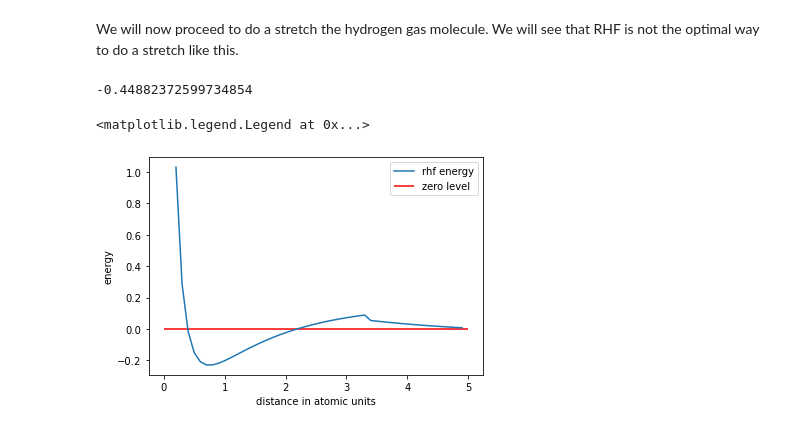
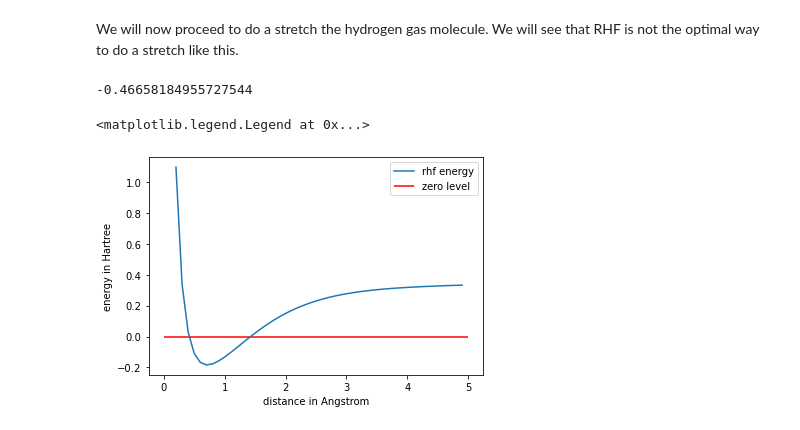
Before and after one commit to ruvdrsti/Bachelor_project, a Jupyter notebook: definitive_versions/notebooks/rhf.ipynb, the cells around one changed output. Saved outputs shown, nothing was run; the diff lists cells and outputs as text; code cells hidden in the pictures.

```diff
--- a/definitive_versions/notebooks/rhf.ipynb
+++ b/definitive_versions/notebooks/rhf.ipynb
@@ -44,14 +45,14 @@ psi4.energy("scf")
 We will now proceed to do a stretch the hydrogen gas molecule. We will see that RHF is not the optimal way to do a stretch like this.
 # %%
 # molecule n° 3: hydrogen gas
-psi4.set_options({"basis":"cc-pvdz", "scf_type":"pk", "reference":"rhf", "d_convergence":"1e-12"}) # cc-pvdz is chosen because uhf and cuhf will use this basis as well
-hydrogen = RHFMolecule("""H""")
+psi4.set_options({"basis":"sto-3g", "scf_type":"pk", "reference":"rhf", "d_convergence":"1e-12"}) # cc-pvdz is chosen because uhf and cuhf will use this basis as well
+hydrogen = UHFMolecule("""H""")
 hydrogen.setConvergence(1e-12)
 data = hydrogen.iterator(mute=True)
 h_energy = data[0]
 h_energy
 # %% [output]
--0.44882372599734854
+-0.46658184955727544
 # %%
 import numpy as np
 distances = np.arange(0.2, 5, 0.1)
@@ -62,15 +63,15 @@ for distance in distances:
     H 0 0 {distance}
     """)
     h2.setConvergence(1e-12)
-    E = h2.iterator(mute=True)
+    E = h2.iterator(mute=True, criterion="energy")
     energies.append(E[0] - 2*h_energy)
 # %%
 import matplotlib.pyplot as plt
 p = plt.plot(distances, energies, label="rhf energy")
-plt.xlabel("distance in atomic units")
-plt.ylabel("energy")
+plt.xlabel("distance in Angstrom")
+plt.ylabel("energy in Hartree")
 plt.hlines(0, 0, 5, color="red", label="zero level")
 plt.legend(loc="upper right")
 # %% [output]
 <matplotlib.legend.Legend at 0x...>
-[figure, old version]
+[figure, new version]
```
Also changed, not shown: parts of 1 cell of this notebook, 10 other files.
